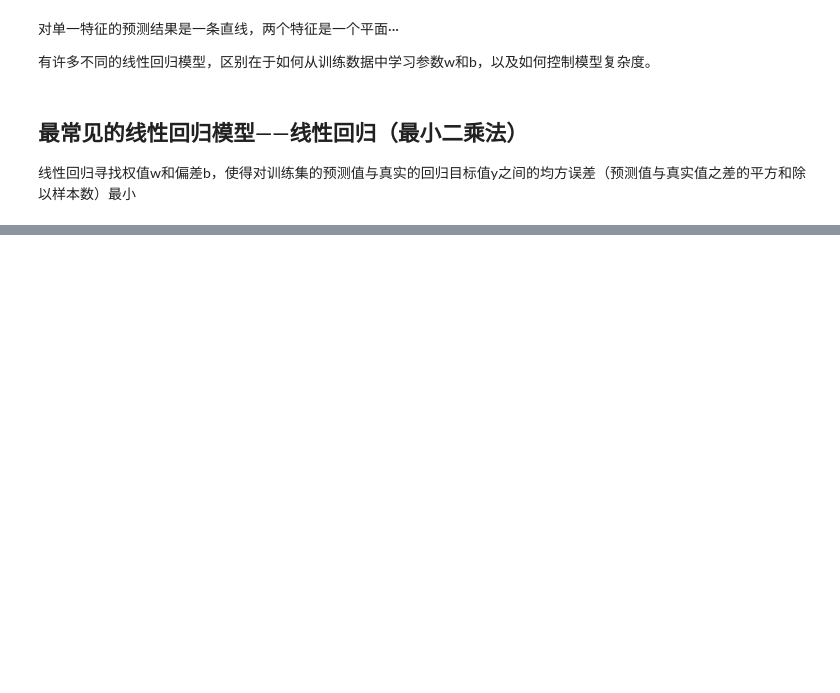
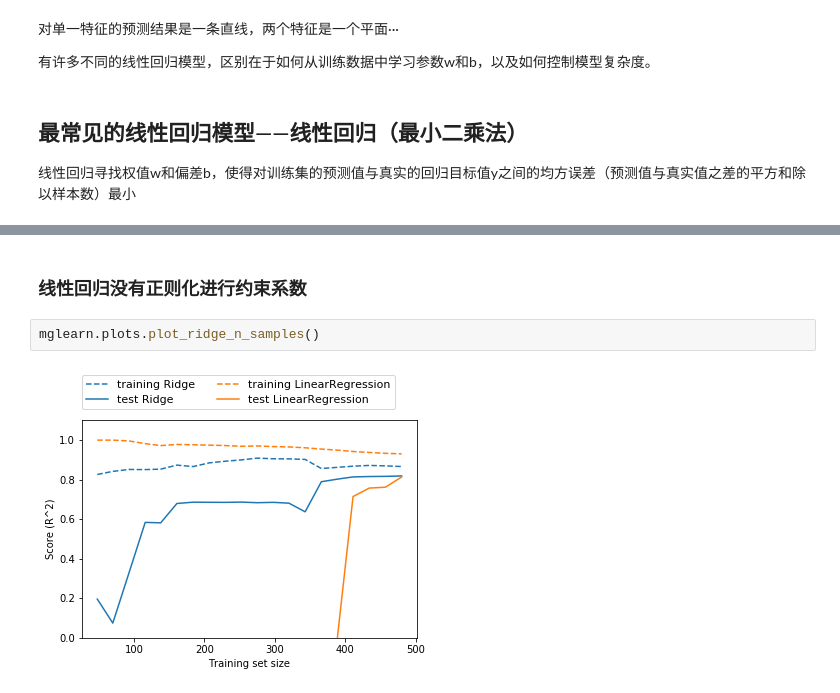
Before and after one commit to Lingo1101/ML-fll-with-python, a Jupyter notebook: Linear modle.ipynb, the cells around one changed output, grey strips where cells are left out. Saved outputs shown, nothing was run; the diff lists cells and outputs as text; blank space fills up the shorter version.

```diff
--- a/Linear modle.ipynb
+++ b/Linear modle.ipynb
@@ -34,0 +106,6 @@ lr.intercept_:-0.031804343026759746
+# %% [markdown]
+### 线性回归没有正则化进行约束系数
+# %%
+mglearn.plots.plot_ridge_n_samples()
+# %% [output]
+[figure, added]
```
Also changed, not shown: parts of 11 cells of this notebook.
